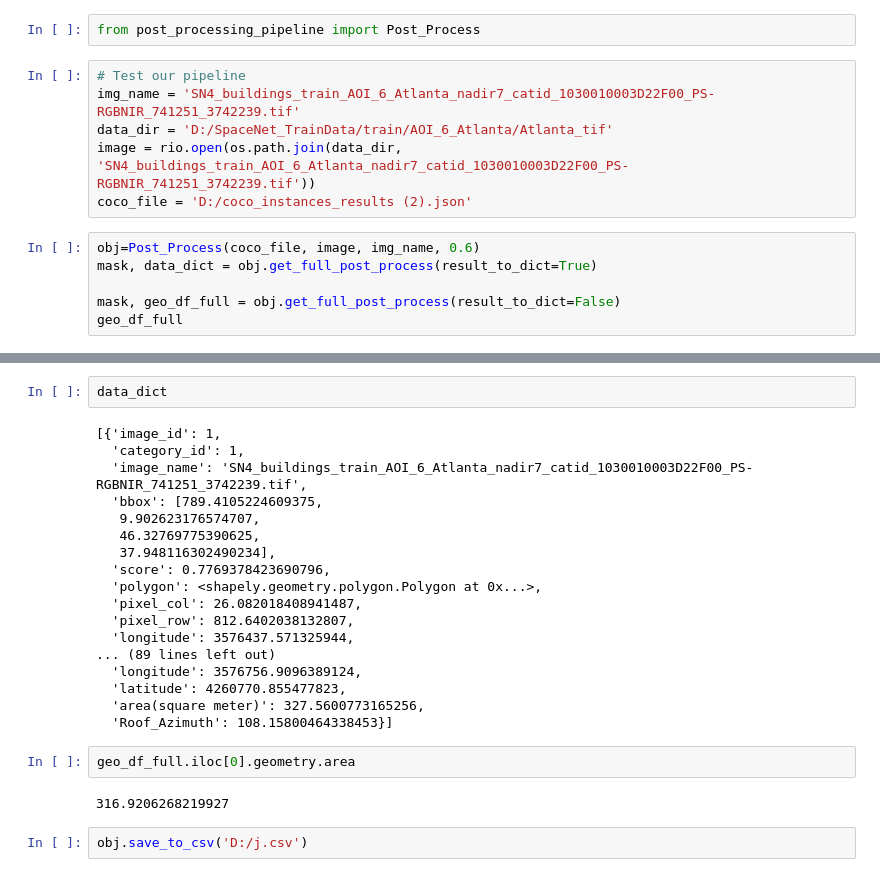
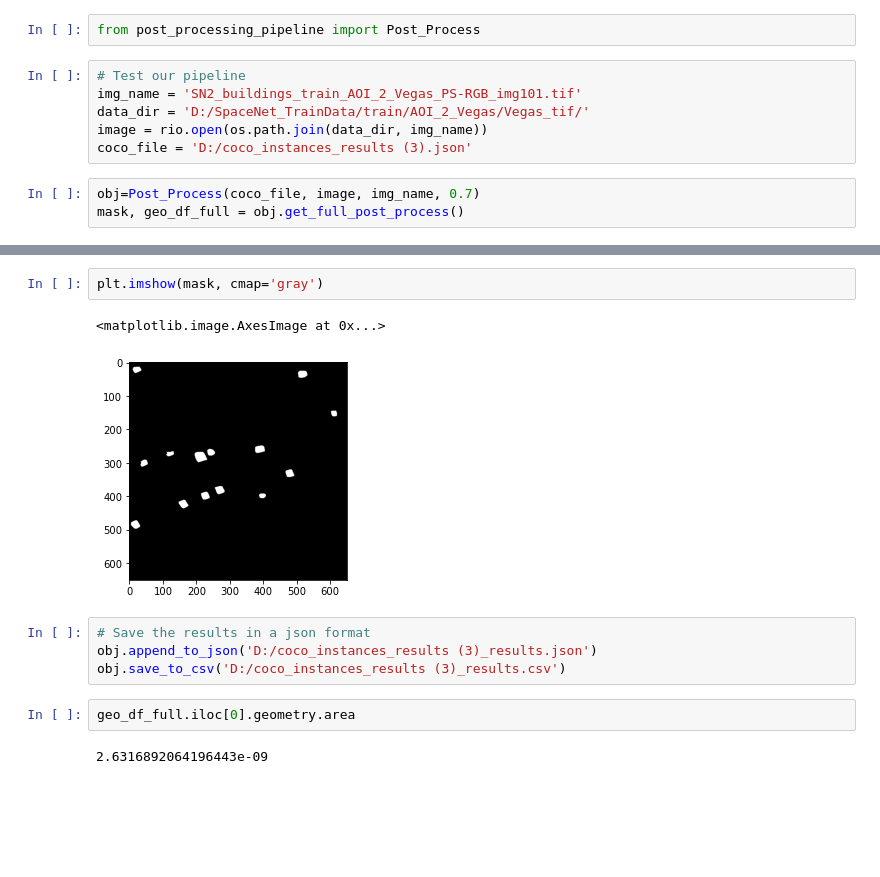
Before and after one commit to HariniSureshS/solarpanel, a Jupyter notebook: post-processing/test_post_processing.ipynb, the cells around one changed output, grey strips where cells are left out. Drawn from its saved outputs; the diff is of its cells as text; blank space fills up the shorter version.

Commit message:
Append to json file

```diff
--- a/post-processing/test_post_processing.ipynb
+++ b/post-processing/test_post_processing.ipynb
@@ -16,13 +16,10 @@ import math
 from post_processing_pipeline import Post_Process
 # %%
 # Test our pipeline
-img_name = 'SN4_buildings_train_AOI_6_Atlanta_nadir7_catid_1030010003D22F00_PS-RGBNIR_741251_3742239.tif'
-data_dir = 'D:/SpaceNet_TrainData/train/AOI_6_Atlanta/Atlanta_tif'
-image = rio.open(os.path.join(data_dir, 'SN4_buildings_train_AOI_6_Atlanta_nadir7_catid_1030010003D22F00_PS-RGBNIR_741251_3742239.tif'))
-coco_file = 'D:/coco_instances_results (2).json'
+img_name = 'SN2_buildings_train_AOI_2_Vegas_PS-RGB_img101.tif'
+data_dir = 'D:/SpaceNet_TrainData/train/AOI_2_Vegas/Vegas_tif/'
+image = rio.open(os.path.join(data_dir, img_name))
+coco_file = 'D:/coco_instances_results (3).json'
 # %%
-obj=Post_Process(coco_file, image, img_name, 0.6)
-mask, data_dict = obj.get_full_post_process(result_to_dict=True)
-
-mask, geo_df_full = obj.get_full_post_process(result_to_dict=False)
-geo_df_full
+obj=Post_Process(coco_file, image, img_name, 0.7)
+mask, geo_df_full = obj.get_full_post_process()
@@ -38,26 +26,13 @@ geo_df_full
-# %%
-data_dict
-# %% [output]
-[{'image_id': 1,
-  'category_id': 1,
-  'image_name': 'SN4_buildings_train_AOI_6_Atlanta_nadir7_catid_1030010003D22F00_PS-RGBNIR_741251_3742239.tif',
-  'bbox': [789.4105224609375,
-   9.902623176574707,
-   46.32769775390625,
-   37.948116302490234],
-  'score': 0.7769378423690796,
-  'polygon': <shapely.geometry.polygon.Polygon at 0x...>,
-  'pixel_col': 26.082018408941487,
-  'pixel_row': 812.6402038132807,
-  'longitude': 3576437.571325944,
-... (89 lines left out)
-  'longitude': 3576756.9096389124,
-  'latitude': 4260770.855477823,
-  'area(square meter)': 327.5600773165256,
-  'Roof_Azimuth': 108.15800464338453}]
+# %%
+plt.imshow(mask, cmap='gray')
+# %% [output]
+<matplotlib.image.AxesImage at 0x...>
+[figure, added]
+# %%
+# Save the results in a json format
+obj.append_to_json('D:/coco_instances_results (3)_results.json')
+obj.save_to_csv('D:/coco_instances_results (3)_results.csv')
 # %%
 geo_df_full.iloc[0].geometry.area
 # %% [output]
-316.9206268219927
+2.6316892064196443e-09
-# %%
-obj.save_to_csv('D:/j.csv')
```
Also changed, not shown: parts of 5 cells of this notebook, 1 other file.
